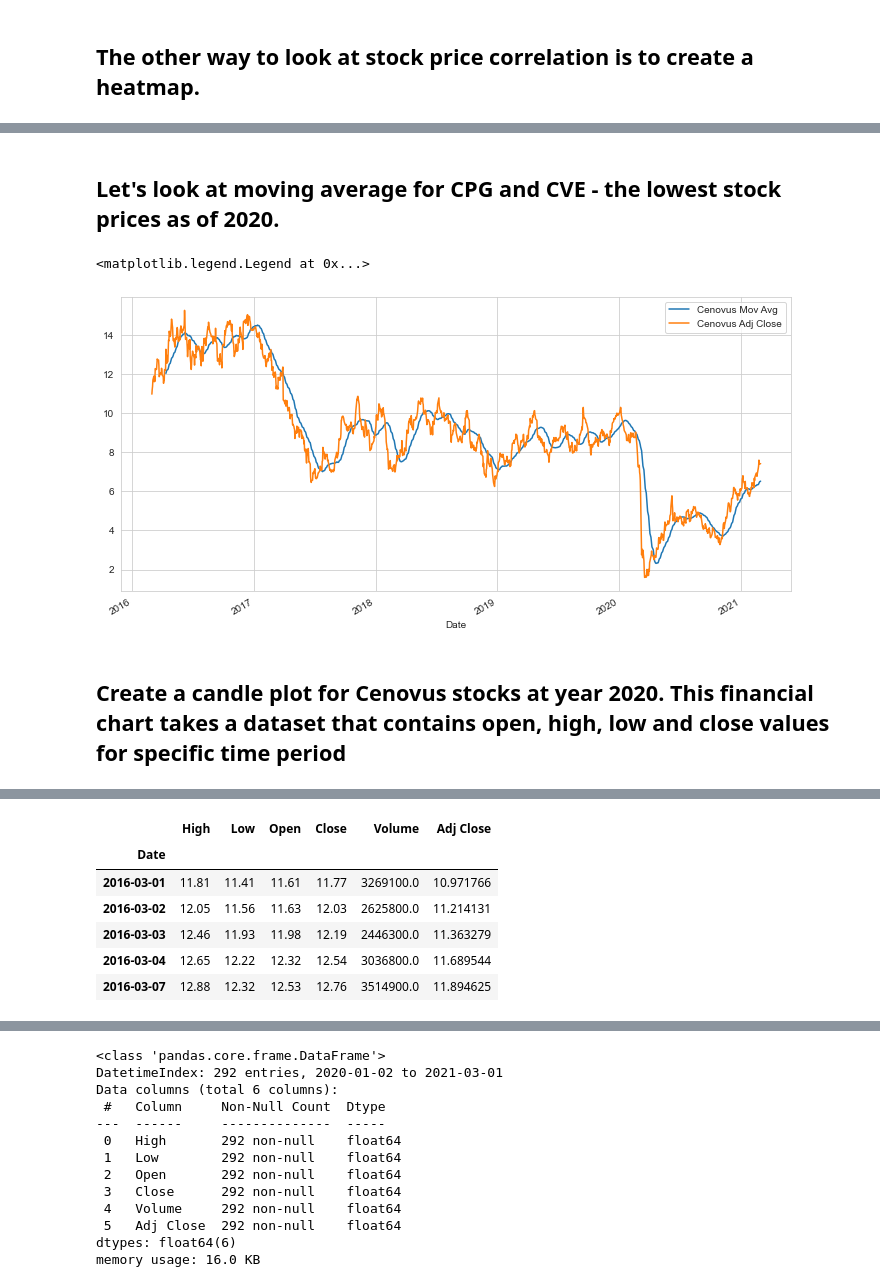
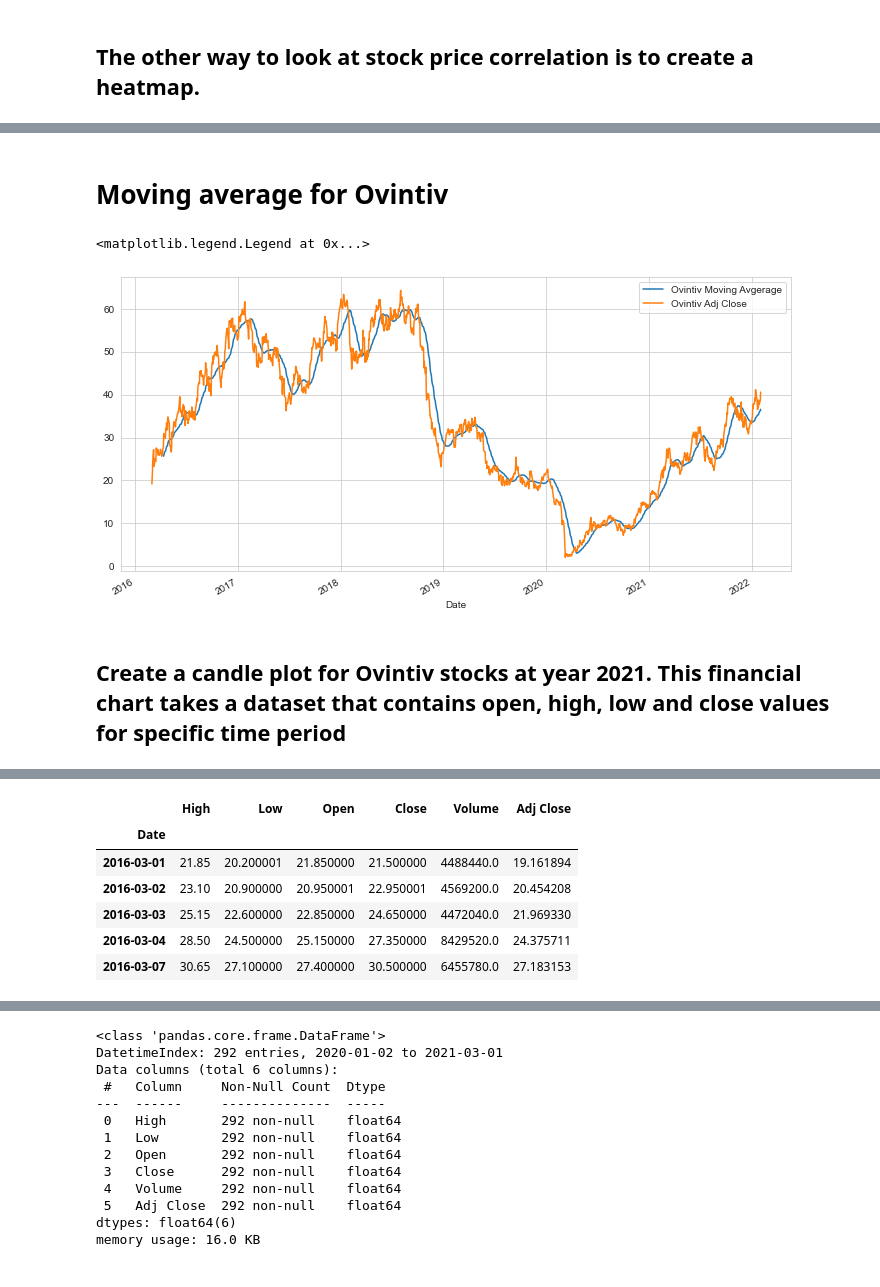
Before and after one commit to vadimsavenkov/Stock-Price-Analysis, a Jupyter notebook: Stock_Analysis.ipynb, the cells around one changed output, grey strips where cells are left out. Drawn from its saved outputs; the diff is of its cells as text; code cells hidden in the pictures.

```diff
--- a/Stock_Analysis.ipynb
+++ b/Stock_Analysis.ipynb
@@ -38,5 +41,6 @@ end = datetime.datetime(2022, 2, 1)
 Suncor = web.DataReader("SU", 'yahoo', start, end)
 CNRL = web.DataReader("CNQ", 'yahoo', start, end)
 Cenovus = web.DataReader("CVE", 'yahoo', start, end)
-#CrescentPoint = web.DataReader("CPG", 'yahoo', start, end)
+CrescentPoint = web.DataReader("CPG.TO", 'yahoo', start, end)
 Imperial = web.DataReader("IMO", 'yahoo', start, end)
+Ovintiv = web.DataReader("OVV", 'yahoo', start, end)
@@ -378,20 +374,16 @@ sns.heatmap(cop.xs(key='Adj Close',axis=1,level='Stock').corr(),annot=True)
-# %% [markdown]
-## Let's look at moving average for CPG and CVE - the lowest stock prices as of 2020.
+# %% [markdown]
+# Moving average for Ovintiv
 # %%
 plt.figure(figsize=(12,6))
-Cenovus['Adj Close'].loc['2011-01-01':'2021-03-01'].rolling(window=30).mean().plot(
-    label='Cenovus Mov Avg')
-Cenovus['Adj Close'].loc['2011-01-01':'2021-03-01'].plot(
-    label='Cenovus Adj Close')
-#CrescentPoint['Adj Close'].loc['2011-01-01':'2021-03-01'].rolling(window=30).mean().plot(
-#    label='CrescentPoint Mov Avg')
-#CrescentPoint['Adj Close'].loc['2011-01-01':'2021-03-01'].plot(
-#    label='CrescentPoint Adj Close')
+Ovintiv['Adj Close'].loc['2011-01-01':'2022-03-01'].rolling(window=30).mean().plot(
+    label='Ovintiv Moving Avgerage')
+Ovintiv['Adj Close'].loc['2011-01-01':'2022-03-01'].plot(
+    label='Ovintiv Adj Close')
 
 plt.legend()
 # %% [output]
 <matplotlib.legend.Legend at 0x...>
-[figure, old version]
+[figure, new version]
 # %% [markdown]
-## Create a candle plot for Cenovus stocks at year 2020. This financial chart takes a dataset that contains open, high, low and close values for specific time period
+## Create a candle plot for Ovintiv stocks at year 2021. This financial chart takes a dataset that contains open, high, low and close values for specific time period
 # %%
@@ -399,13 +391,13 @@ Cenovus[['Open', 'High', 'Low', 'Close']].loc['2019-12-31':'2021-01-01'].iplot(k
 # %% [output]
 [interactive output not drawn]
 # %%
-Cenovus.head()
+Ovintiv.head()
 # %% [output]
 |  | High | Low | Open | Close | Volume | Adj Close |
 | Date |  |  |  |  |  |  |
-| 2016-03-01 | 11.81 | 11.41 | 11.61 | 11.77 | 3269100.0 | 10.971766 |
-| 2016-03-02 | 12.05 | 11.56 | 11.63 | 12.03 | 2625800.0 | 11.214131 |
-| 2016-03-03 | 12.46 | 11.93 | 11.98 | 12.19 | 2446300.0 | 11.363279 |
-| 2016-03-04 | 12.65 | 12.22 | 12.32 | 12.54 | 3036800.0 | 11.689544 |
-| 2016-03-07 | 12.88 | 12.32 | 12.53 | 12.76 | 3514900.0 | 11.894625 |
+| 2016-03-01 | 21.85 | 20.200001 | 21.850000 | 21.500000 | 4488440.0 | 19.161894 |
+| 2016-03-02 | 23.10 | 20.900000 | 20.950001 | 22.950001 | 4569200.0 | 20.454208 |
+| 2016-03-03 | 25.15 | 22.600000 | 22.850000 | 24.650000 | 4472040.0 | 21.969330 |
+| 2016-03-04 | 28.50 | 24.500000 | 25.150000 | 27.350000 | 8429520.0 | 24.375711 |
+| 2016-03-07 | 30.65 | 27.100000 | 27.400000 | 30.500000 | 6455780.0 | 27.183153 |
 # %%
```
Also changed, not shown: parts of 55 cells of this notebook.
